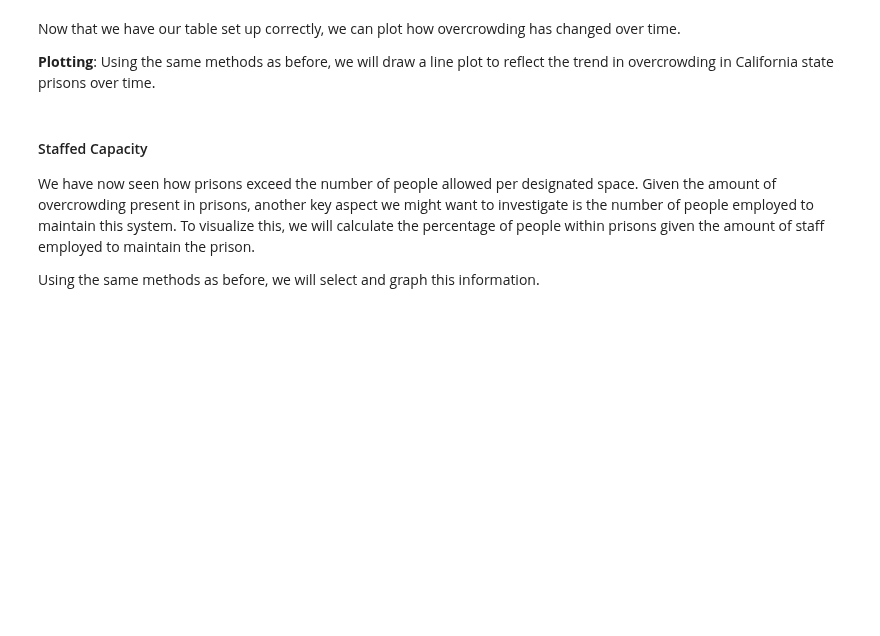
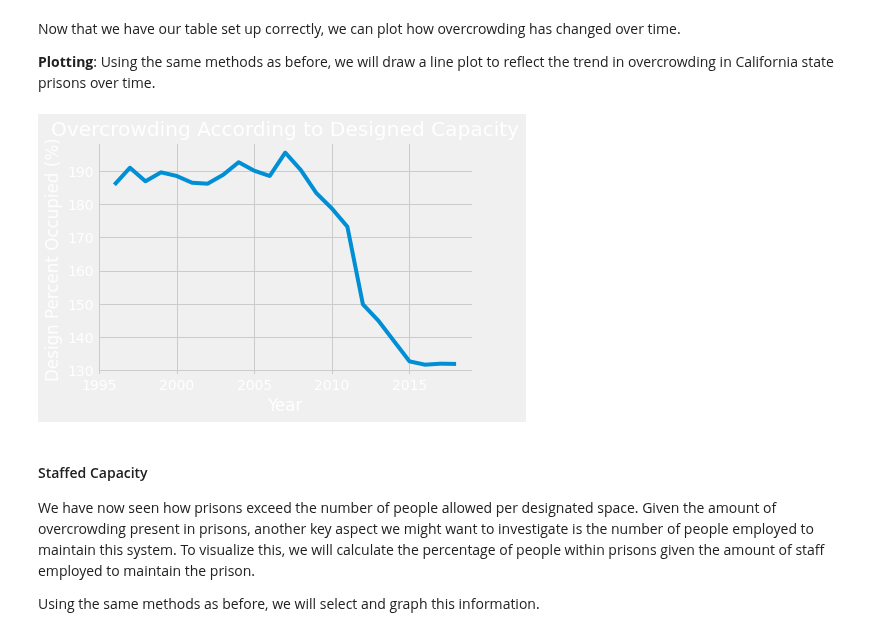
Before and after one commit to ds-modules/data-4ac, a Jupyter notebook: notebook3/notebook3.ipynb, the cells around one changed output. Drawn from its saved outputs; the diff is of its cells as text; code cells hidden in the pictures; blank space fills up the shorter version.

```diff
--- a/notebook3/notebook3.ipynb
+++ b/notebook3/notebook3.ipynb
@@ -292,11 +398,14 @@ Now that we have our table set up correctly, we can plot how overcrowding has ch
 
 **Plotting**: Using the same methods as before, we will draw a line plot to reflect the trend in overcrowding in California state prisons over time.
 # %%
-total_and_design_and_percentages_table.plot("year", "Design Percent")
+sns.lineplot(data = total_and_design_and_percentages_table,
+             x = "year", y = "Design Percent")
 
 plt.xlabel("Year")
 plt.ylabel("Design Percent Occupied (%)")
 plt.title("Overcrowding According to Designed Capacity");
+# %% [output]
+[figure, added]
 # %% [markdown]
 #### Staffed Capacity
 
```
Also changed, not shown: parts of 49 cells of this notebook, 2 other files.
